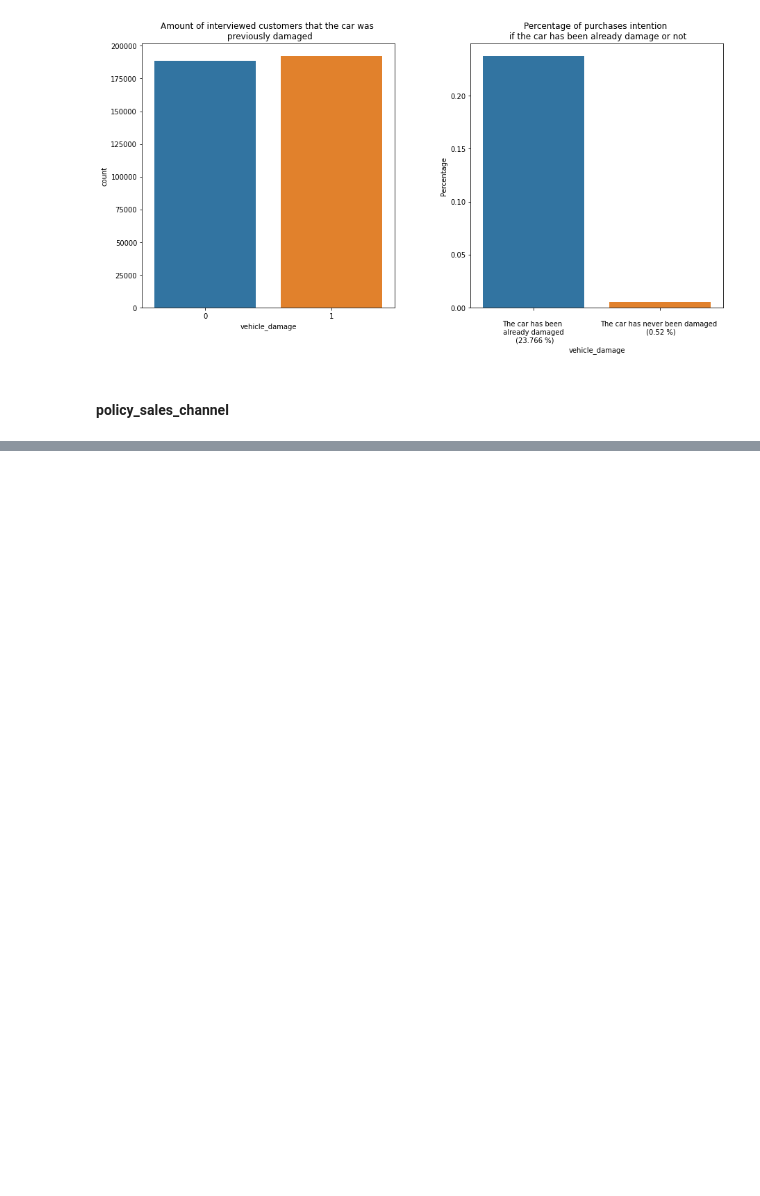
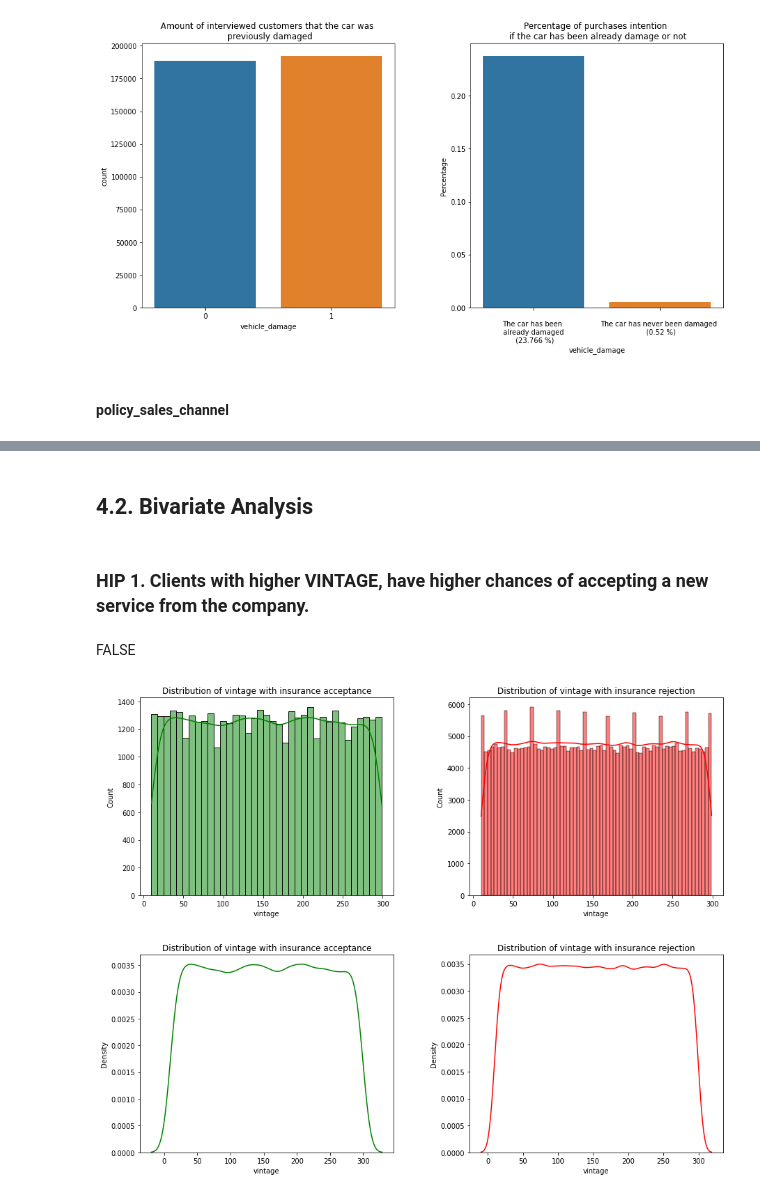
Before and after one commit to gabrielhpr/alphaInsurance, a Jupyter notebook: alphaInsurance.ipynb, the cells around one changed output, grey strips where cells are left out. Cells and saved outputs as stored; diff of their text form; code cells hidden in the pictures; blank space fills up the shorter version.

Commit message:
End of bivariate and multivariate analysis

```diff
--- a/alphaInsurance.ipynb
+++ b/alphaInsurance.ipynb
@@ -562,0 +610,31 @@ sns.barplot(x= np.sort( df4['policy_sales_channel'].unique() ), y=region_code_pe
+# %% [markdown]
+## 4.2. Bivariate Analysis
+# %% [markdown]
+### HIP 1. Clients with higher VINTAGE, have higher chances of accepting a new service from the company.
+# %% [markdown]
+FALSE
+# %%
+aux_accept = df4[ df4['response'] == 1 ]
+aux_reject = df4[ df4['response'] == 0 ]
+
+plt.figure(figsize=(15,12))
+plt.subplots_adjust(left=None, bottom=None, right=None, top=None, wspace=0.3, hspace=0.3)
+
+plt.subplot(2,2,1)
+plt.title('Distribution of vintage with insurance acceptance')
+sns.histplot(data=aux_accept, x='vintage', color='green', kde=True)
+
+plt.subplot(2,2,2)
+plt.title('Distribution of vintage with insurance rejection')
+sns.histplot(data=aux_reject, x='vintage', color="red", kde=True)
+
+
+plt.subplot(2,2,3)
+plt.title('Distribution of vintage with insurance acceptance')
+sns.kdeplot(data=aux_accept, x='vintage', color='green')
+
+plt.subplot(2,2,4)
+plt.title('Distribution of vintage with insurance rejection')
+sns.kdeplot(data=aux_reject, x='vintage', color='red');
+# %% [output]
+[figure, added]
```
Also changed, not shown: parts of 38 cells of this notebook.
